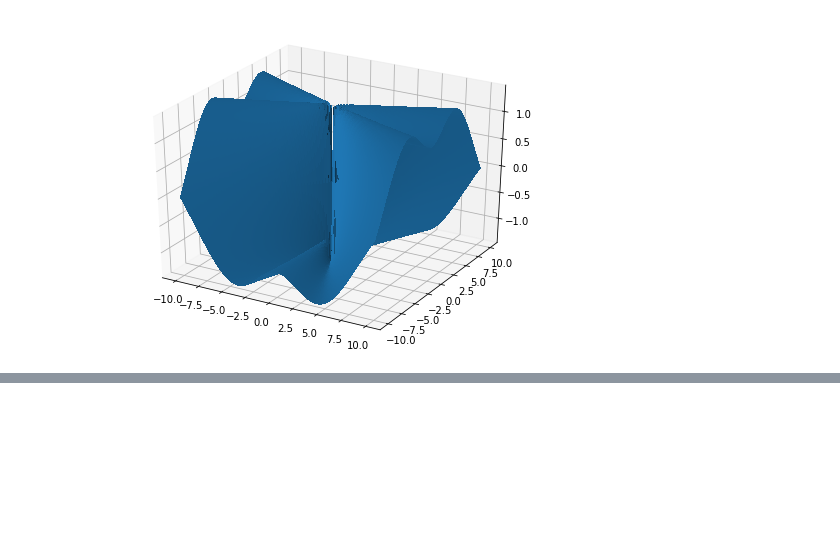
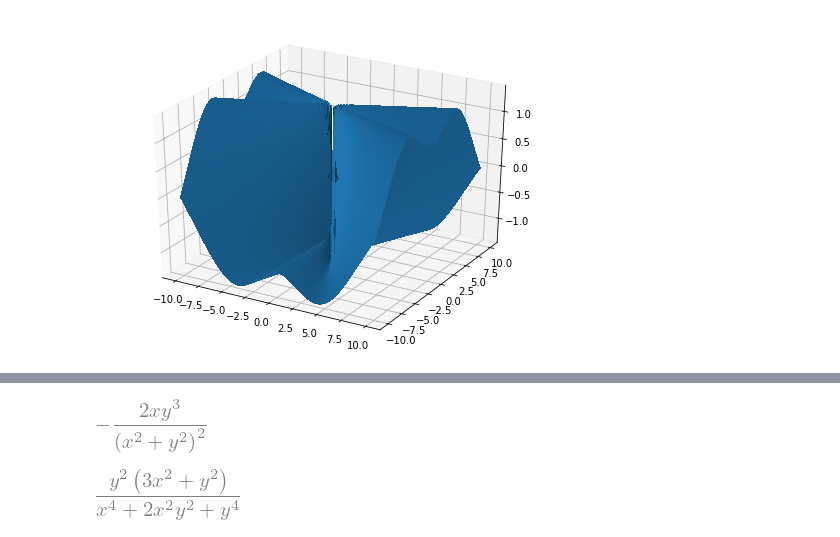
Before and after one commit to apefind/math, a Jupyter notebook: jupyter/calculus/multivariable_calculus.ipynb, the cells around one changed output, grey strips where cells are left out. Drawn from its saved outputs; the diff is of its cells as text; code cells hidden in the pictures; blank space fills up the shorter version.

```diff
--- a/jupyter/calculus/multivariable_calculus.ipynb
+++ b/jupyter/calculus/multivariable_calculus.ipynb
@@ -63,0 +78,6 @@ plot_mapping(lambdify((x, y), u.diff(y).diff(x), modules='numpy'),
+# %%
+simplify(f(x, y).diff(x))
+simplify(f(x, y).diff(y))
+# %% [output]
+[figure, added]
+[figure, added]
```
Also changed, not shown: parts of 10 cells of this notebook, 3 other files.
